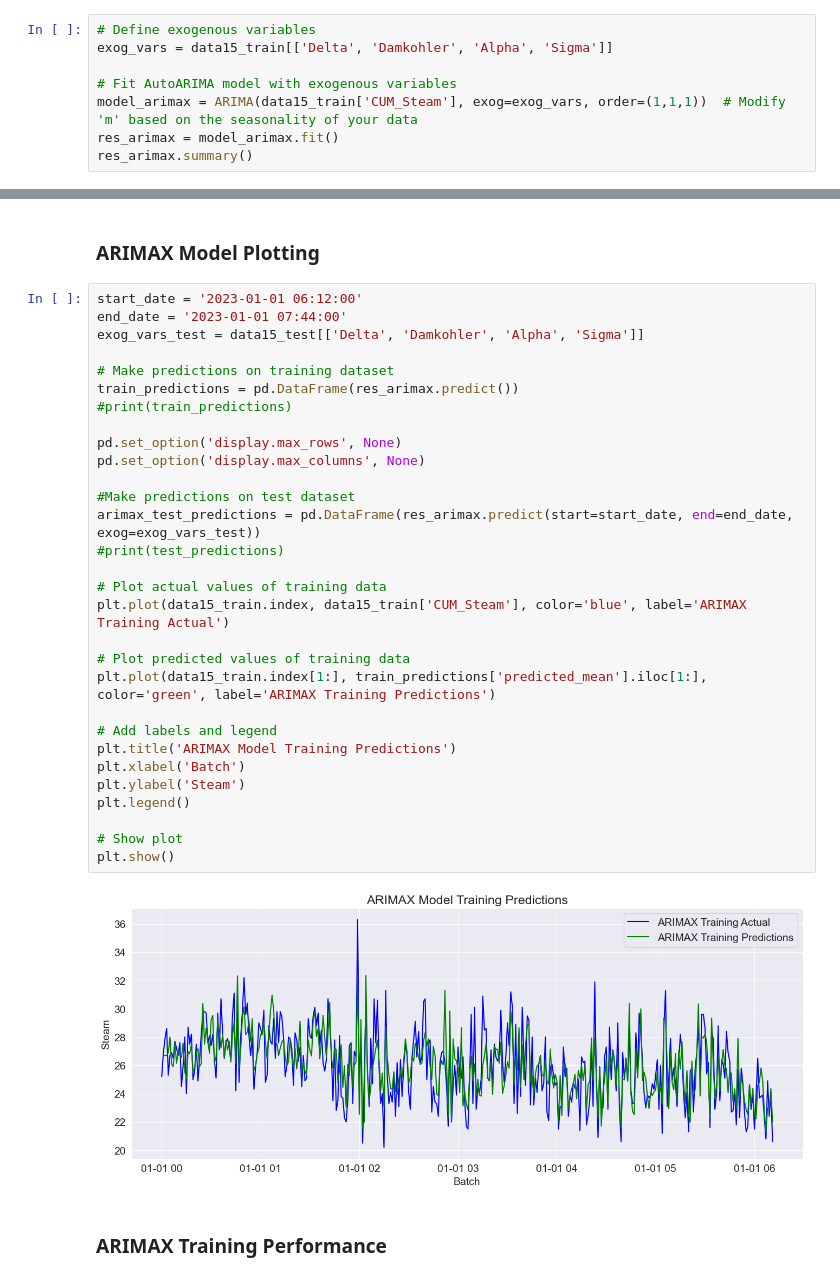
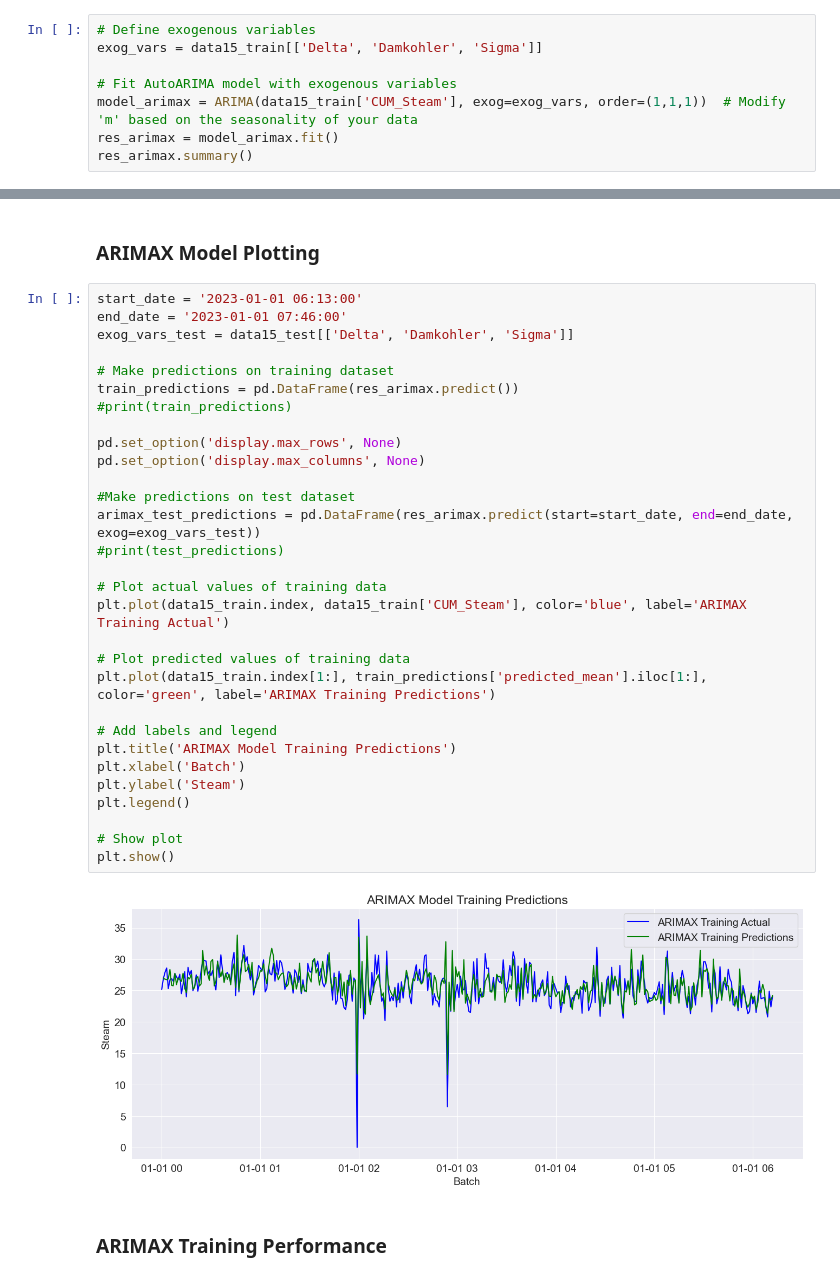
Before and after one commit to DaviesHub/linear_timeseries_analysis, a Jupyter notebook: Dig15LinearAnalysis.ipynb, the cells around one changed output, grey strips where cells are left out. Drawn from its saved outputs; the diff is of its cells as text.

```diff
--- a/Dig15LinearAnalysis.ipynb
+++ b/Dig15LinearAnalysis.ipynb
@@ -333,7 +333,7 @@ LLR test: 1.0
 ### ARIMAX
 # %%
 # Define exogenous variables
-exog_vars = data15_train[['Delta', 'Damkohler', 'Alpha', 'Sigma']]
+exog_vars = data15_train[['Delta', 'Damkohler', 'Sigma']]
 
 # Fit AutoARIMA model with exogenous variables
 model_arimax = ARIMA(data15_train['CUM_Steam'], exog=exog_vars, order=(1,1,1))  # Modify 'm' based on the seasonality of your data
@@ -445,37 +444,37 @@ accuracy 87.49733743809966
 # %% [markdown]
 ### ARIMAX Model Plotting
 # %%
-start_date = '2023-01-01 06:12:00'
-end_date = '2023-01-01 07:44:00'
-exog_vars_test = data15_test[['Delta', 'Damkohler', 'Alpha', 'Sigma']]
+start_date = '2023-01-01 06:13:00'
+end_date = '2023-01-01 07:46:00'
+exog_vars_test = data15_test[['Delta', 'Damkohler', 'Sigma']]
 
 # Make predictions on training dataset
 train_predictions = pd.DataFrame(res_arimax.predict())
 #print(train_predictions)
 
 pd.set_option('display.max_rows', None)
 pd.set_option('display.max_columns', None)
 
 #Make predictions on test dataset
 arimax_test_predictions = pd.DataFrame(res_arimax.predict(start=start_date, end=end_date, exog=exog_vars_test))
 #print(test_predictions)
 
 # Plot actual values of training data
 plt.plot(data15_train.index, data15_train['CUM_Steam'], color='blue', label='ARIMAX Training Actual')
 
 # Plot predicted values of training data
 plt.plot(data15_train.index[1:], train_predictions['predicted_mean'].iloc[1:], color='green', label='ARIMAX Training Predictions')
 
 # Add labels and legend
 plt.title('ARIMAX Model Training Predictions')
 plt.xlabel('Batch')
 plt.ylabel('Steam')
 plt.legend()
 
 # Show plot
 plt.show()
 # %% [output]
-[figure, old version]
+[figure, new version]
 # %% [markdown]
 ### ARIMAX Training Performance
 # %%
```
Also changed, not shown: parts of 25 cells of this notebook.
